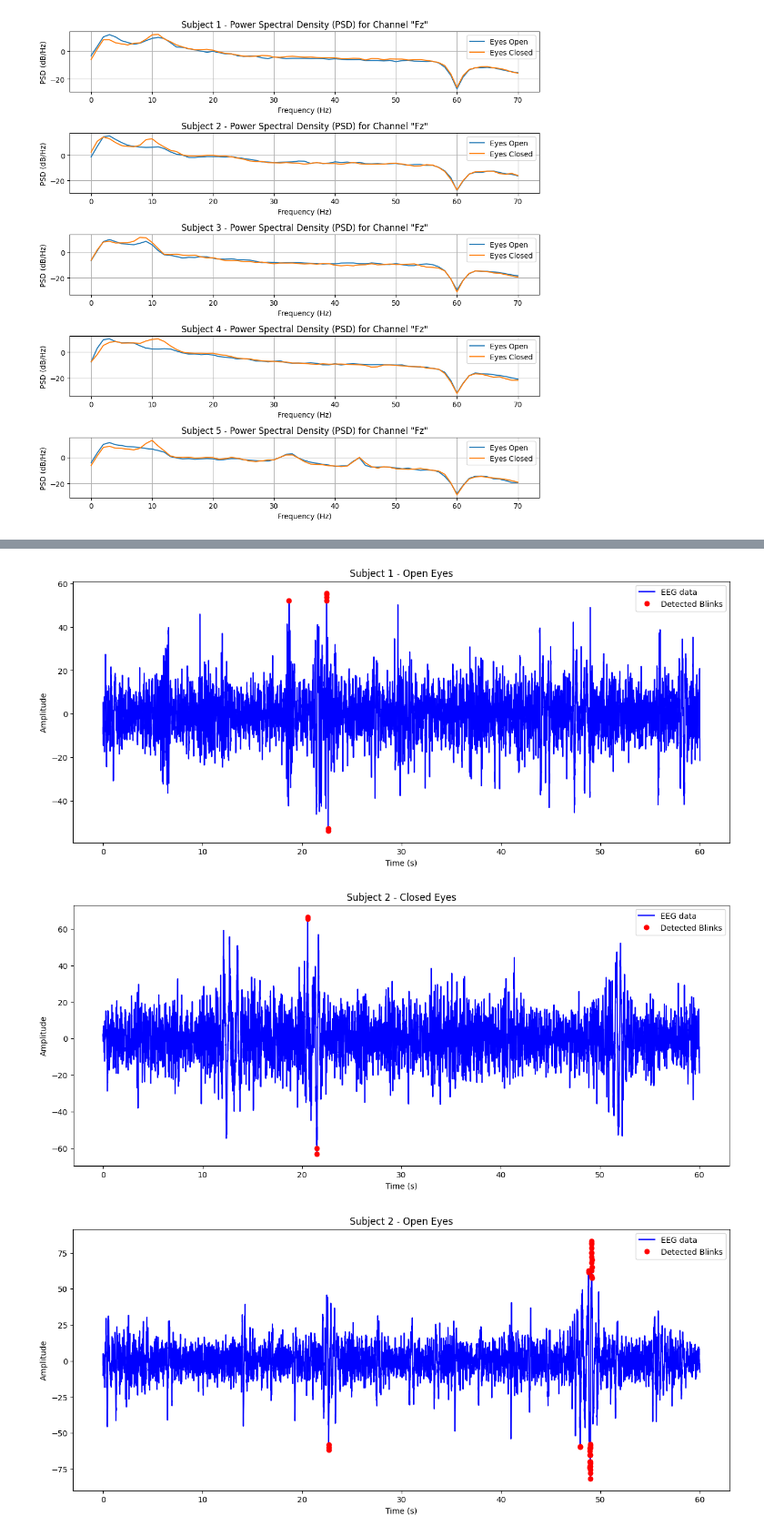
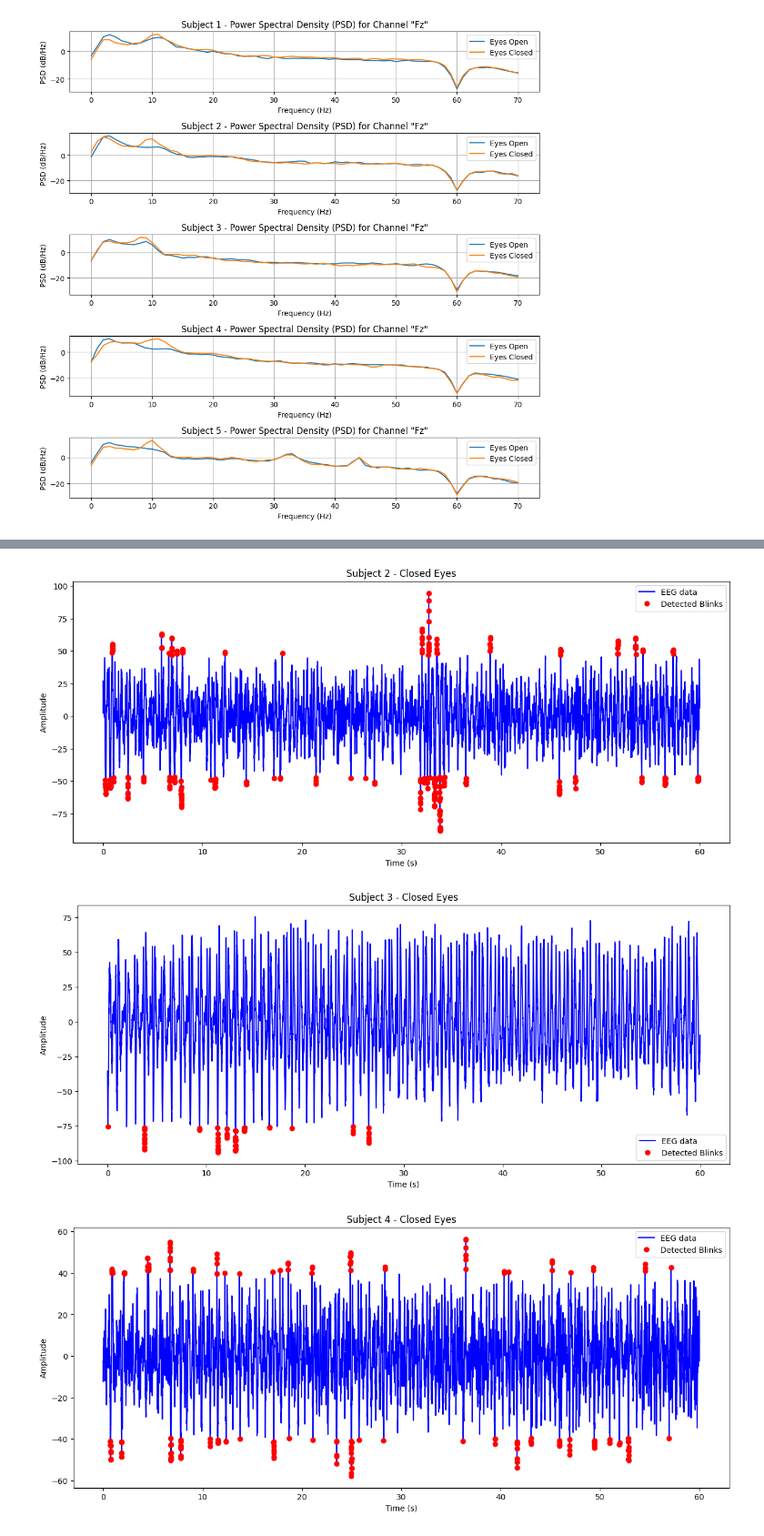
Before and after one commit to maryamnorouzi/Brain-Signal-Processing-, a Jupyter notebook: Brain Signal processing/hw2/HW2_Maryam.ipynb, the cells around one changed output, grey strips where cells are left out. Shown at 91% size. Saved outputs shown, nothing was run; the diff lists cells and outputs as text; code cells hidden in the pictures.

```diff
--- a/Brain Signal processing/hw2/HW2_Maryam.ipynb
+++ b/Brain Signal processing/hw2/HW2_Maryam.ipynb
@@ -297,13 +289,11 @@ plt.show()
 # %%
 # 2.
 # Extract Fz channel data for each condition
-eyes_open_Fz = EyesOpen_np[:, :, 1]  # The 16th channel (0-based indexing)
-eyes_closed_Fz = EyesClosed_np[:, :, 1]
-n_s = eyes_closed_Fz.shape[0]
+eyes_blink_Fz = Blink_np[:, :, 1]  # The 16th channel (0-based indexing)
+n_s = eyes_blink_Fz.shape[0]
 fig, axes = plt.subplots(n_s, 1, figsize=(10, 2*n_s))
 for i in range(n_s):
-    axes[i].plot(eyes_open_Fz[i], label='Eyes Open')
-    axes[i].plot(eyes_closed_Fz[i], label='Eyes Closed')
+    axes[i].plot(eyes_blink_Fz[i], label='Eyes Open')
     axes[i].set_title(f'Sunject {i + 1}')
     axes[i].set_xlabel('Time Points')
     axes[i].set_ylabel('Amplitude')
@@ -320,8 +310,7 @@ nperseg = fs  #256 samples for a 1-second window
 noverlap = nperseg // 2  # 50% overlap
 
 # Compute PSD for each subject
-frequencies, psd_open_FZ = welch(eyes_open_Fz, fs=fs, nperseg=nperseg, noverlap=noverlap, axis=1)
-_, psd_closed_FZ = welch(eyes_closed_Fz, fs=fs, nperseg=nperseg, noverlap=noverlap, axis=1)
+frequencies, psd_blink_Fz = welch(eyes_blink_Fz, fs=fs, nperseg=nperseg, noverlap=noverlap, axis=1)
 
 # Filtering the frequencies and corresponding PSD values to be within the 0-70 Hz range
 mask = (frequencies >= 0) & (frequencies <= 70)
@@ -344,7 +333,7 @@ plt.show()
 # %% [output]
 [figure]
 # %%
-def compute_threshold(eeg_data, k=4.8):
+def compute_threshold(eeg_data, k=2.5):
     """
     Computes the amplitude threshold for blink detection.
 
@@ -373,31 +362,19 @@ def detect_blinks(eeg_data, threshold):
 
 
 # Time vector for plotting
-time_vector = np.arange(eyes_closed_Fz.shape[1]) / 256  # 256 is the sampling frequency
+time_vector = np.arange(eyes_blink_Fz.shape[1]) / 256  # 256 is the sampling frequency
 
 for i in range(5):  # 5 subjects
     # Detect blinks for closed eyes
-    threshold_closed = compute_threshold(eyes_closed_Fz[i])  # for the first subject's closed eyes data
-    blink_times_closed = detect_blinks(eyes_closed_Fz[i], threshold_closed)
+    threshold_closed = compute_threshold(eyes_blink_Fz[i])  # for the first subject's closed eyes data
+    blink_times = detect_blinks(eyes_blink_Fz[i], threshold_closed)
     # Plot
     plt.figure(figsize=(15, 6))
-    plt.plot(time_vector, eyes_closed_Fz[i], label='EEG data', color='blue')
-    plt.plot(time_vector[blink_times_closed], eyes_closed_Fz[i, blink_times_closed], 'ro', label='Detected Blinks')
+    plt.plot(time_vector, eyes_blink_Fz[i], label='EEG data', color='blue')
+    plt.plot(time_vector[blink_times], eyes_blink_Fz[i, blink_times], 'ro', label='Detected Blinks')
     plt.title(f'Subject {i+1} - Closed Eyes')
     plt.xlabel('Time (s)')
     plt.ylabel('Amplitude')
     plt.legend()
     plt.show()
-
-    # Similarly for open eyes
-    threshold_open = compute_threshold(eyes_open_Fz[i])  # for the first subject's closed eyes data
-    blink_times_open = detect_blinks(eyes_open_Fz[i], threshold_open)
-    plt.figure(figsize=(15, 6))
-    plt.plot(time_vector, eyes_open_Fz[i], label='EEG data', color='blue')
-    plt.plot(time_vector[blink_times_open], eyes_open_Fz[i, blink_times_open], 'ro', label='Detected Blinks')
-    plt.title(f'Subject {i+1} - Open Eyes')
-    plt.xlabel('Time (s)')
-    plt.ylabel('Amplitude')
-    plt.legend()
-    plt.show()
 # %% [output]
@@ -405,3 +382,3 @@ for i in range(5):  # 5 subjects
-[figure, old version]
+[figure, new version]
-[figure, old version]
+[figure, new version]
-[figure, old version]
+[figure, new version]
```
Also changed, not shown: parts of 4 cells of this notebook.
